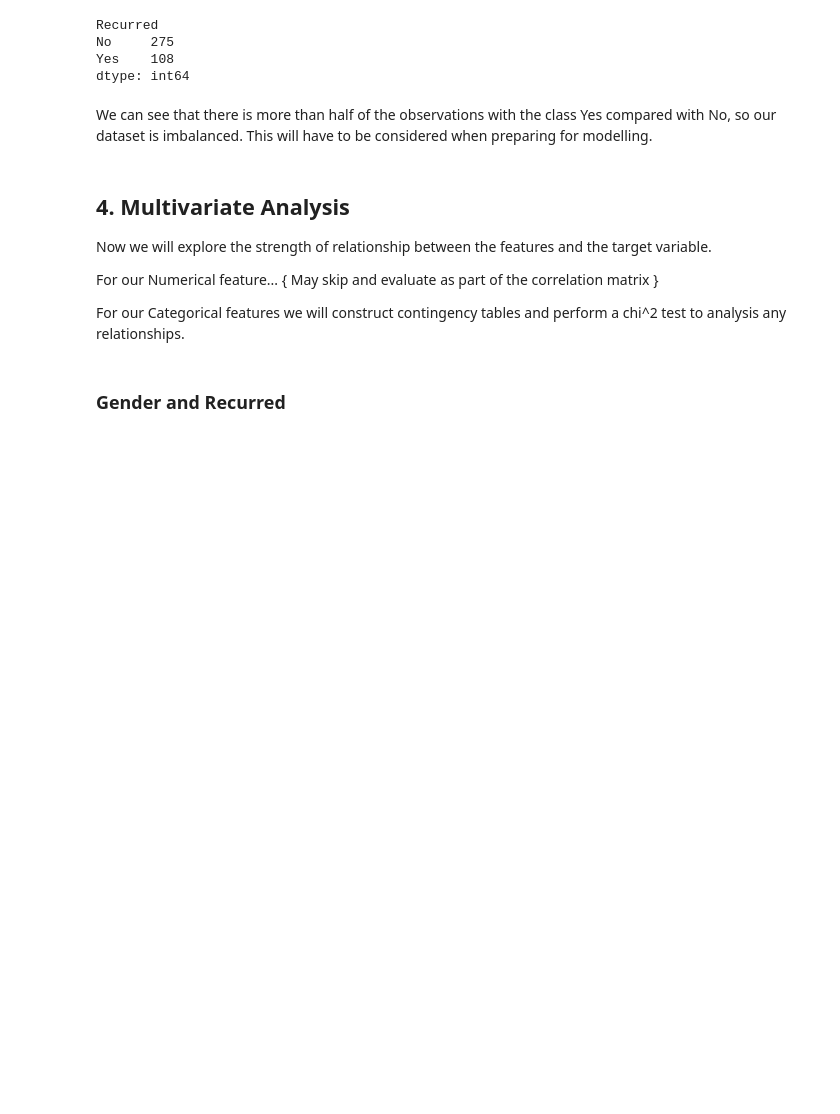
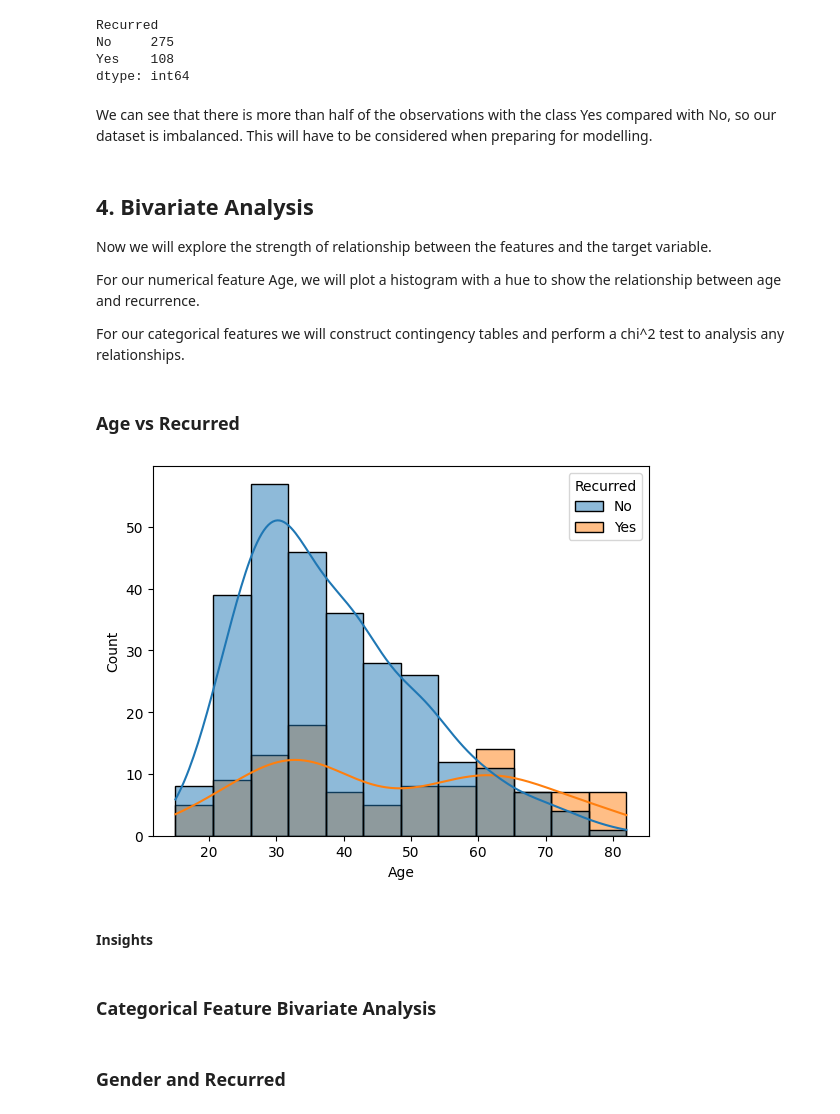
Before and after one commit to ShaniceWilliams/thyroid-study, a Jupyter notebook: notebooks/1.0-eda.ipynb, the cells around one changed output. Drawn from its saved outputs; the diff is of its cells as text; code cells hidden in the pictures; blank space fills up the shorter version.

```diff
--- a/notebooks/1.0-eda.ipynb
+++ b/notebooks/1.0-eda.ipynb
@@ -400,13 +400,24 @@ dtype: int64
 # %% [markdown]
 We can see that there is more than half of the observations with the class Yes compared with No, so our dataset is imbalanced. This will have to be considered when preparing for modelling.
 # %% [markdown]
-## 4. Multivariate Analysis
+## 4. Bivariate Analysis
 
 Now we will explore the strength of relationship between the features and the target variable.
 
-For our Numerical feature... { May skip and evaluate as part of the correlation matrix }
+For our numerical feature Age, we will plot a histogram with a hue to show the relationship between age and recurrence.
 
-For our Categorical features we will construct contingency tables and perform a chi^2 test to analysis any relationships.
+For our categorical features we will construct contingency tables and perform a chi^2 test to analysis any relationships.
+# %% [markdown]
+### Age vs Recurred
+# %%
+sns.histplot(data=df,x='Age',kde=True,hue='Recurred')
+plt.show()
+# %% [output]
+[figure, added]
+# %% [markdown]
+#### Insights
+# %% [markdown]
+### Categorical Feature Bivariate Analysis
 # %%
 # import
 
```
Also changed, not shown: parts of 31 cells of this notebook.
